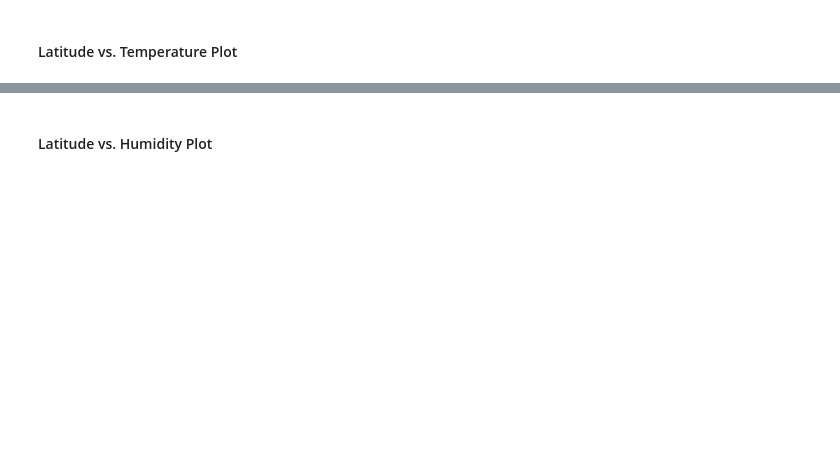
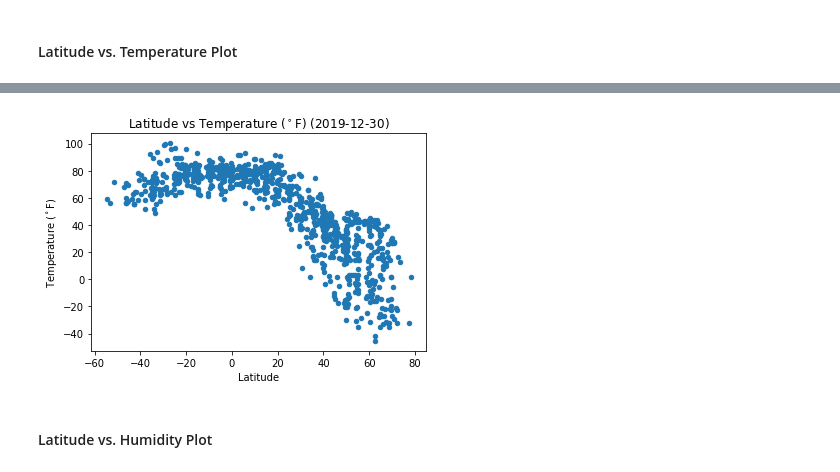
Before and after one commit to PGGokhale/python-api-challenge, a Jupyter notebook: WeatherPy/WeatherPy.ipynb, the cells around one changed output, grey strips where cells are left out. Saved outputs shown, nothing was run; the diff lists cells and outputs as text; code cells hidden in the pictures; blank space fills up the shorter version.

```diff
--- a/WeatherPy/WeatherPy.ipynb
+++ b/WeatherPy/WeatherPy.ipynb
@@ -61,3 +55,12 @@ print(cities)
+# %%
+def get_weather_json(city, api_key):
+    url = "http://api.openweathermap.org/data/2.5/weather"
+    r = requests.get(url, params={"appid": api_key,"q": city, "units":"imperial"})
+    if r.status_code == 200:
+        r_json = r.json()
+        return r_json
+    else:
+        return None
 # %% [markdown]
 ### Perform API Calls
 * Perform a weather check on each city using a series of successive API calls.
@@ -111,0 +104,21 @@ dtype: int64
+# %%
+#import pprint
+#pprint.pprint(out_cities, indent=4)
+cleaned_out_cities = [{
+    "Name": d["name"],
+    "Temp": d["main"]["temp"],
+    "Cloudiness": d["clouds"]["all"],
+    "Country": d["sys"]["country"],
+    "Date": date.fromtimestamp(d['dt']).isoformat(),
+    "Humidity": d["main"]["humidity"],
+    "Lat": d["coord"]["lat"],
+    "Lng": d["coord"]["lon"],
+    "Max Temp": d["main"]["temp_max"],
+    "Wind Speed": d["wind"]["speed"]
+} for d in out_cities]
+df=pd.DataFrame(cleaned_out_cities)
+
+f = open(output_data_file, "+w")
+df.to_csv(f)
+f.close()
+df.head()
@@ -117,2 +136,16 @@ dtype: int64
+# %%
+def plot_graph(df, x, y):
+    df.plot.scatter(x = x, y = y)
+
+
+
+plot_graph(df, 'Lat', 'Temp')
+plt.ylabel('Temperature ($^\circ$F)')
+plt.xlabel('Latitude')
+plt.title("Latitude vs Temperature ($^\circ$F) ({})".format(df["Date"][0]))
+plt.savefig("Lat_vs_Temp.png")
+plt.show()
+# %% [output]
+[figure, added]
 # %% [markdown]
 #### Latitude vs. Humidity Plot
```
Also changed, not shown: parts of 23 cells of this notebook, 1 other file.
